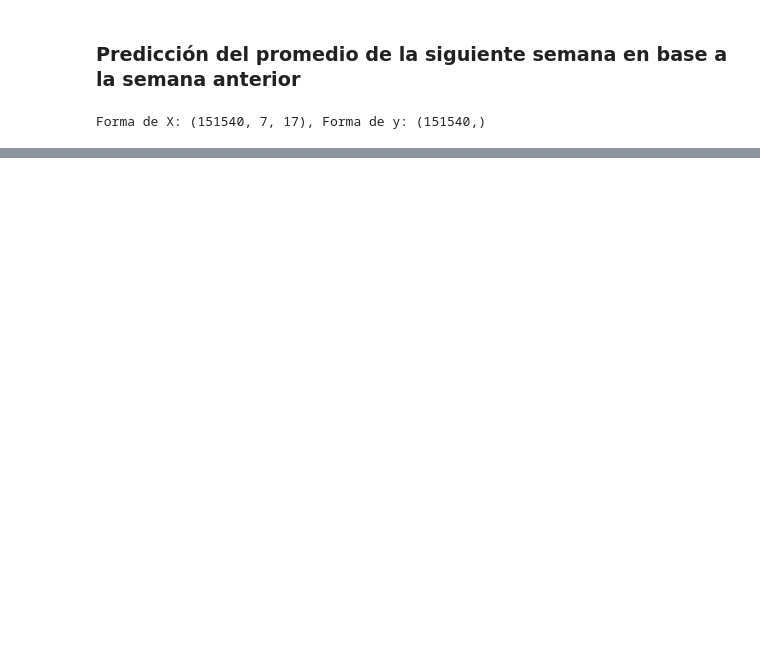
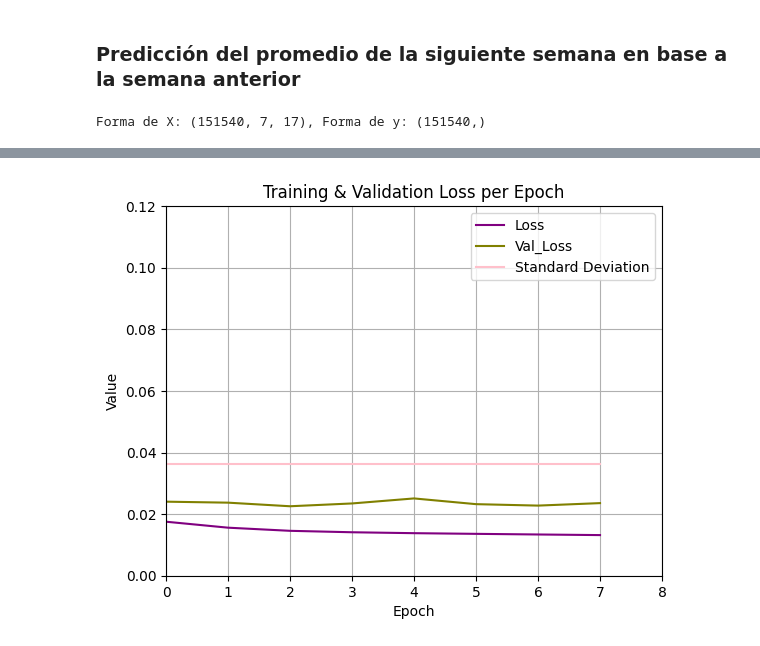
Before and after one commit to Benjaxmen/pm-prediction, a Jupyter notebook: tabular_data_models.ipynb, the cells around one changed output, grey strips where cells are left out. Cells and saved outputs as stored; diff of their text form; code cells hidden in the pictures; blank space fills up the shorter version.

```diff
--- a/tabular_data_models.ipynb
+++ b/tabular_data_models.ipynb
@@ -341,0 +401,5 @@ SMAPE: 23.940645158290863%
+# %%
+# Entrenar el modelo
+history=model.fit(X_train, y_train, epochs=50, batch_size=16, validation_data=(X_val, y_val),callbacks=[early_stopping1])
+history1=model1.fit(X_train, y_train, epochs=50, batch_size=16, validation_data=(X_val, y_val),callbacks=[early_stopping1])
+history2=model2.fit(X_train, y_train, epochs=50, batch_size=16, validation_data=(X_val, y_val),callbacks=[early_stopping1])
@@ -341,0 +424,24 @@ SMAPE: 23.940645158290863%
+# %%
+import matplotlib.pyplot as plt
+s=[y.std()]*len(history.history['loss'])
+colors = ['b', 'g', 'r', 'c', 'm', 'y','k','orange', 'purple', 'brown', 'pink', 'lime', 'teal', 'gray', 'olive', 'navy']
+
+    # Grafica los valores de loss
+plt.plot(history.history['loss'],  color='purple',label='Loss')
+plt.plot(history.history['val_loss'],color='olive',label='Val_Loss')
+plt.plot(s,label='Standard Deviation',color='pink')
+# Agrega etiquetas al gráfico
+plt.xlabel('Epoch')
+plt.ylabel('Value')
+plt.ylim(0,0.12)
+plt.xlim(0,len(history.history['loss']))
+
+plt.title('Training & Validation Loss per Epoch')
+plt.legend()
+
+plt.grid(True)
+plt.savefig('val_loss_77_0.png',format='png')
+# Muestra el gráfico
+plt.show()
+# %% [output]
+[figure, added]
```
Also changed, not shown: parts of 113 cells of this notebook, 1 other file.
